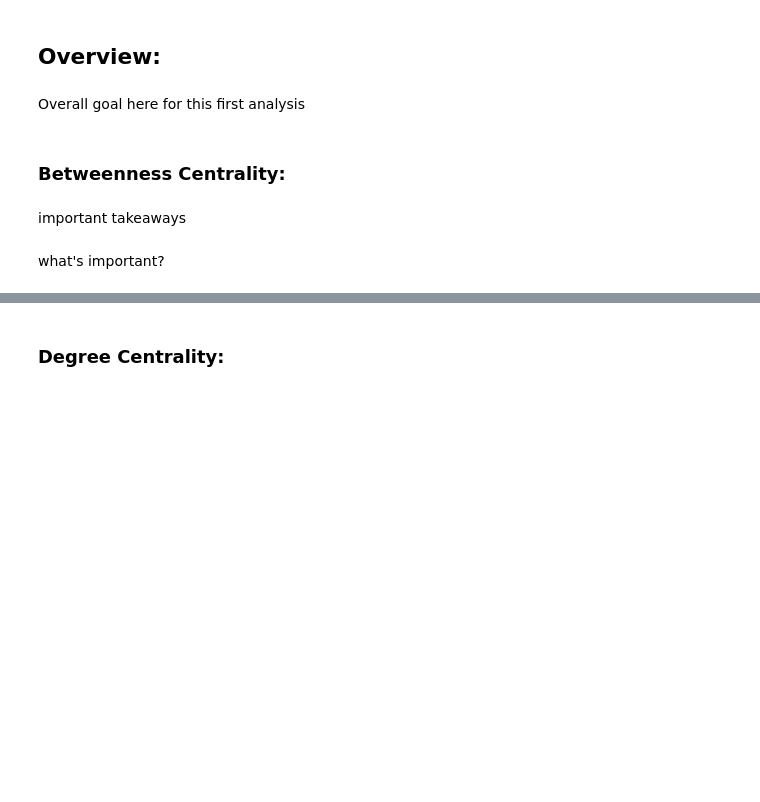
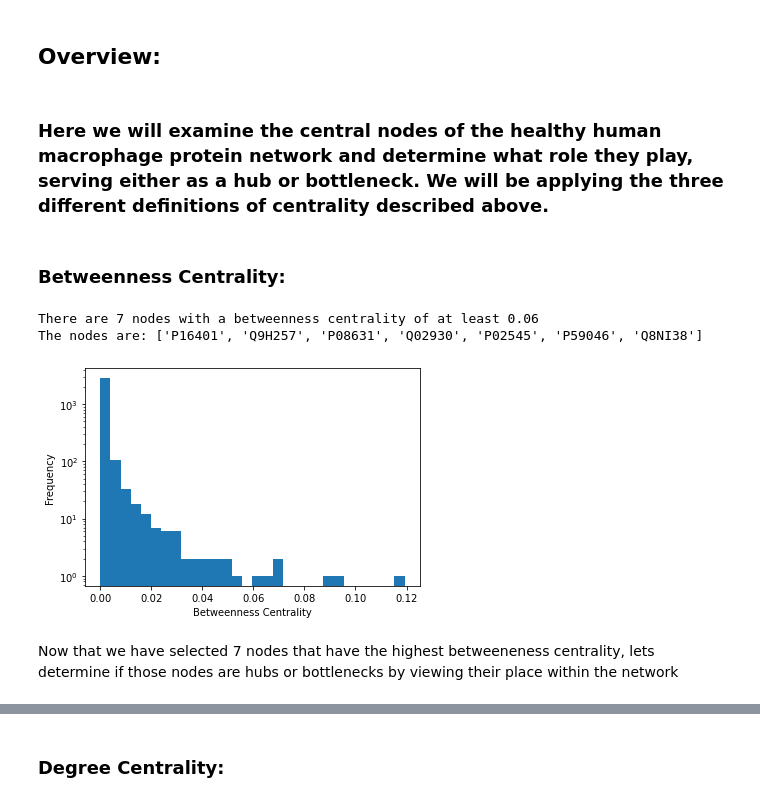
Before and after one commit to Zach-Sisson-1/Host-Pathogen_Network_Analysis, a Jupyter notebook: Notebooks/Centrality Analysis.ipynb, the cells around one changed output, grey strips where cells are left out. Cells and saved outputs as stored; diff of their text form; code cells hidden in the pictures; blank space fills up the shorter version.

Commit message:
added to centrality and community analysis notebooks

```diff
--- a/Notebooks/Centrality Analysis.ipynb
+++ b/Notebooks/Centrality Analysis.ipynb
@@ -40,16 +40,49 @@ ________________________________________________________________________________
 # %% [markdown]
 # **Centrality Analysis of the Healthy Network:**
 # %%
-#Code to import all modules used for entire section - just for ease of deployment
+import networkx as nx
+import matplotlib.pyplot as plt
+
+#import graph
+file = open("../Data/Macrophage_protein_network_with_attributes.pkl", "rb")
+G = nx.read_gpickle(file)
 # %% [markdown]
 ## Overview:
 # %% [markdown]
-Overall goal here for this first analysis
+### Here we will examine the central nodes of the healthy human macrophage protein network and determine what role they play, serving either as a hub or bottleneck. We will be applying the three different definitions of centrality described above.
 # %% [markdown]
 ### **Betweenness Centrality:**
 # %%
-#code here, explore and talk about biological relevance of findings at each step
+#Calculating betweenness centrality:
+betweenness_centralities = nx.betweenness_centrality(G)
+# %%
+#sort dictionary so nodes with highest betweenness centrality are at the top
+betweenness_sorted = dict(sorted(betweenness_centralities.items(), reverse = True, key=lambda x:x[1]))
+
+#Display the range of betweenness centrality measures
+def betweenness_centrality_plot(dict):
+    centrality_list = []
+    for key,value in betweenness_sorted.items():
+        centrality_list.append(value)
+    plot = plt.hist(centrality_list, log=True, bins = 30)
+    plt.xlabel("Betweenness Centrality")
+    plt.ylabel("Frequency")
+    return(plot)
+
+betweenness_centrality_plot(betweenness_sorted);
+
+#Select all nodes that have a betweenness centrality of at least 0.06:
+betweenness_central_nodes = []
+for key,value in betweenness_sorted.items():
+    if value >= 0.06:
+        betweenness_central_nodes.append(key)
+
+#print(betweenness_sorted)
+print("There are {} nodes with a betweenness centrality of at least 0.06".format(len(betweenness_central_nodes)))
+print("The nodes are: {}".format(betweenness_central_nodes))
+# %% [output]
+There are 7 nodes with a betweenness centrality of at least 0.06
+The nodes are: ['P16401', 'Q9H257', 'P08631', 'Q02930', 'P02545', 'P59046', 'Q8NI38']
+[figure, added]
 # %% [markdown]
-important takeaways
+Now that we have selected 7 nodes that have the highest betweeneness centrality, lets determine if those nodes are hubs or bottlenecks by viewing their place within the network
-# %% [markdown]
-what's important?
```
Also changed, not shown: parts of 10 cells of this notebook, 1 other file.
